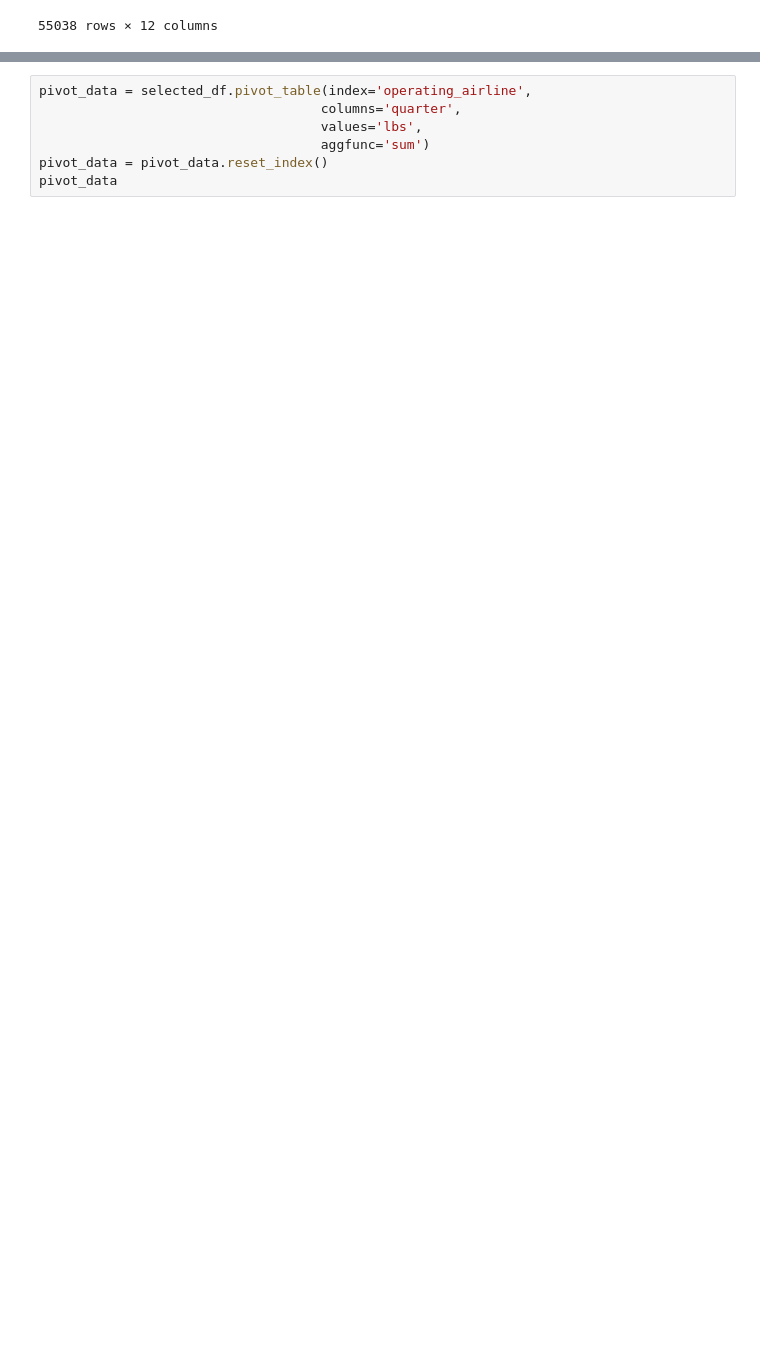
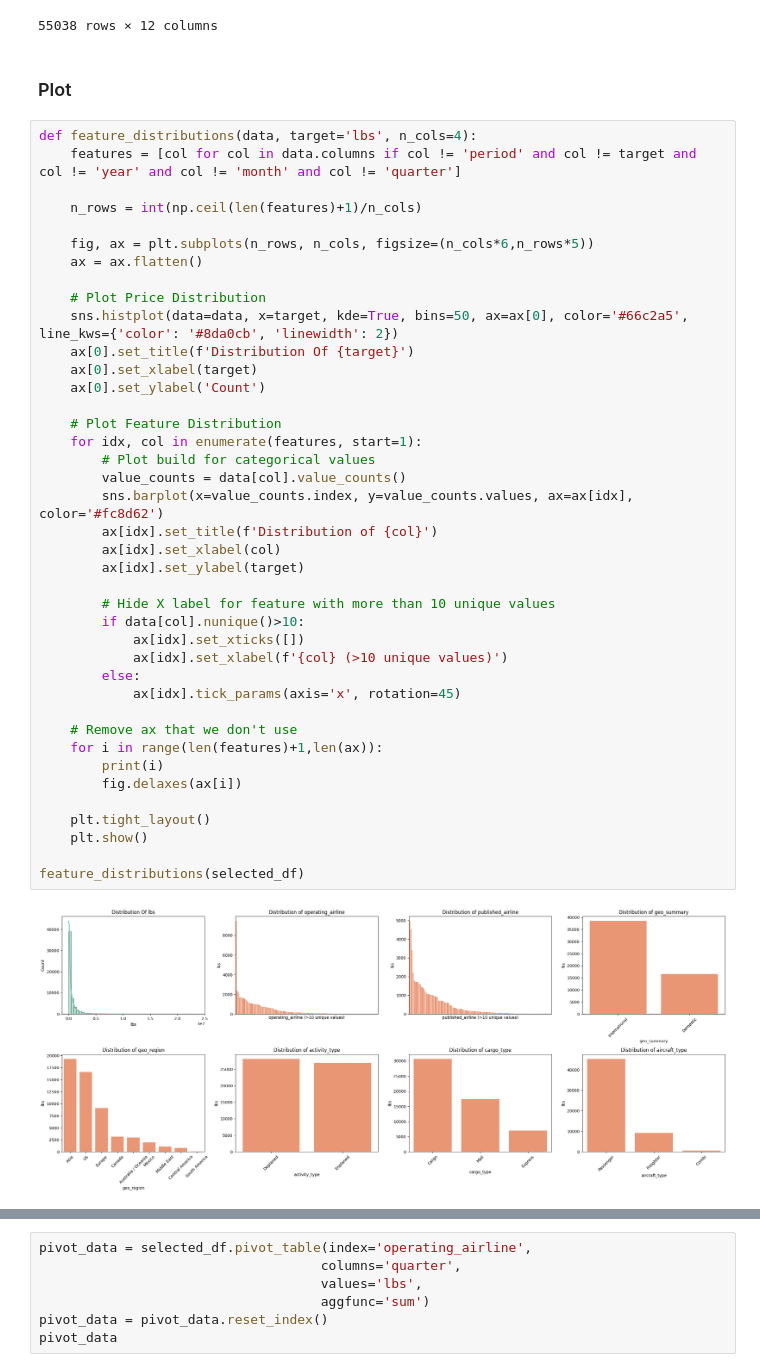
Before and after one commit to ikhsan-muhammad/p01-airplane_cargo, a Jupyter notebook: p01-airplane-cargo.ipynb, the cells around one changed output, grey strips where cells are left out. Saved outputs shown, nothing was run; the diff lists cells and outputs as text; blank space fills up the shorter version.

```diff
--- a/p01-airplane-cargo.ipynb
+++ b/p01-airplane-cargo.ipynb
@@ -279,4 +273,48 @@ selected_df
 | 55036 | 2024-04-01 | ZIPAIR Tokyo | ZIPAIR Tokyo | International | Asia | Deplaned | Cargo | ... |
 | 55037 | 2024-04-01 | ZIPAIR Tokyo | ZIPAIR Tokyo | International | Asia | Enplaned | Cargo | ... |
 55038 rows × 12 columns
+# %% [markdown]
+### Plot
+# %%
+def feature_distributions(data, target='lbs', n_cols=4):
+    features = [col for col in data.columns if col != 'period' and col != target and col != 'year' and col != 'month' and col != 'quarter']
+
+    n_rows = int(np.ceil(len(features)+1)/n_cols)
+
+    fig, ax = plt.subplots(n_rows, n_cols, figsize=(n_cols*6,n_rows*5))
+    ax = ax.flatten()
+
+    # Plot Price Distribution
+    sns.histplot(data=data, x=target, kde=True, bins=50, ax=ax[0], color='#66c2a5', line_kws={'color': '#8da0cb', 'linewidth': 2})
+    ax[0].set_title(f'Distribution Of {target}')
+    ax[0].set_xlabel(target)
+    ax[0].set_ylabel('Count')
+
+    # Plot Feature Distribution
+    for idx, col in enumerate(features, start=1):
+        # Plot build for categorical values
+        value_counts = data[col].value_counts()
+        sns.barplot(x=value_counts.index, y=value_counts.values, ax=ax[idx], color='#fc8d62')
+        ax[idx].set_title(f'Distribution of {col}')
+        ax[idx].set_xlabel(col)
+        ax[idx].set_ylabel(target)
+
+        # Hide X label for feature with more than 10 unique values
+        if data[col].nunique()>10:
+            ax[idx].set_xticks([])
+            ax[idx].set_xlabel(f'{col} (>10 unique values)')
+        else:
+            ax[idx].tick_params(axis='x', rotation=45)
+
+    # Remove ax that we don't use
+    for i in range(len(features)+1,len(ax)):
+        print(i)
+        fig.delaxes(ax[i])
+
+    plt.tight_layout()
+    plt.show()
+
+feature_distributions(selected_df)
+# %% [output]
+[figure, added]
 # %% [markdown]
```
Also changed, not shown: parts of 9 cells of this notebook.
